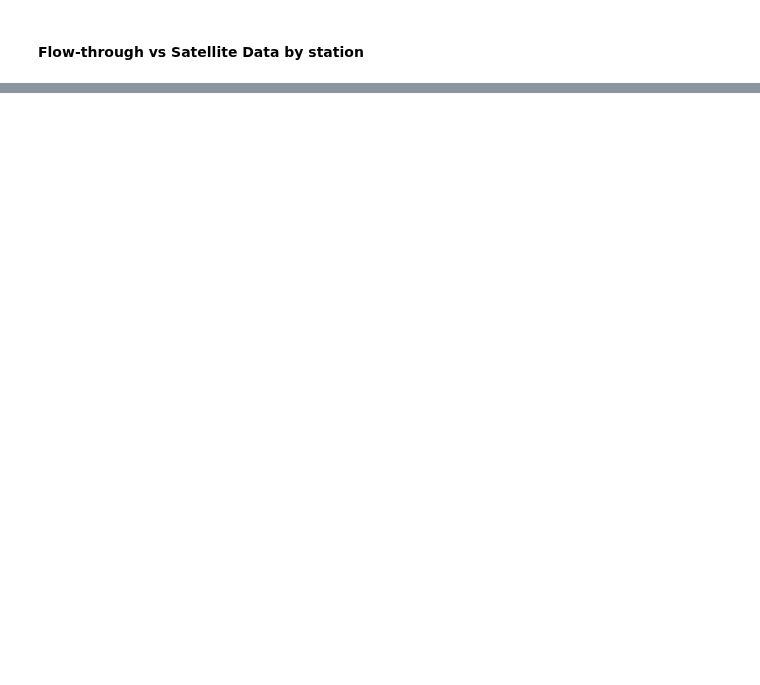
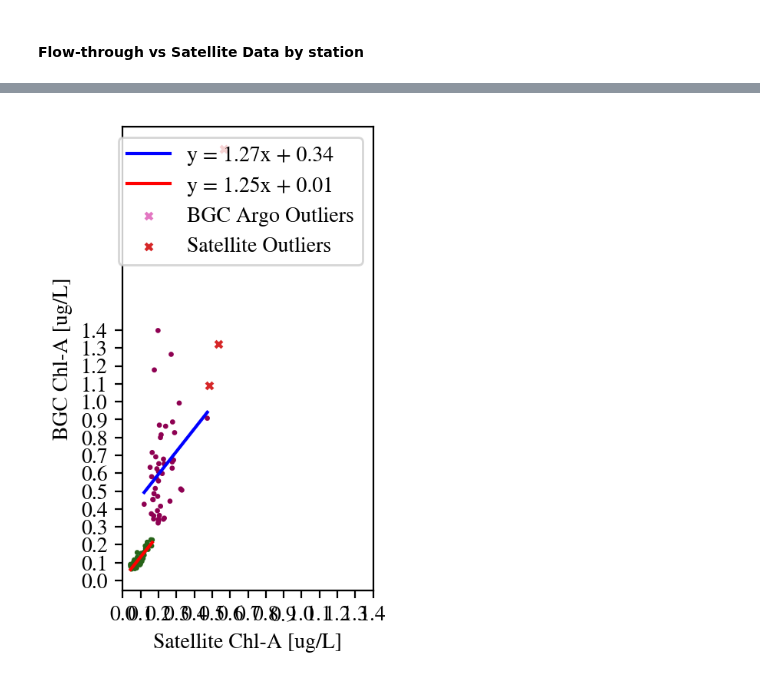
Before and after one commit to AmyPhung/chl-a-comparison, a Jupyter notebook: Revised Figures (Histograms, Satellite Comparisons).ipynb, the cells around one changed output, grey strips where cells are left out. Saved outputs shown, nothing was run; the diff lists cells and outputs as text; code cells hidden in the pictures; blank space fills up the shorter version.

```diff
--- a/Revised Figures (Histograms, Satellite Comparisons).ipynb
+++ b/Revised Figures (Histograms, Satellite Comparisons).ipynb
@@ -153,3 +151,18 @@ filtered_ft_pts = ft_pts[ft_filter & sat_filter]
+# %%
+bgc_pts = compiled_results[compiled_results["Src"]=="BGC"]
+# %%
+bgc_z_scores = scipy.stats.zscore(bgc_pts["Chl-A"])
+bgc_abs_z_scores = np.abs(bgc_z_scores)
+bgc_filter = bgc_abs_z_scores < 3
+
+bgc_sat_z_scores = scipy.stats.zscore(bgc_pts["Sat Chl-A"])
+bgc_sat_abs_z_scores = np.abs(bgc_sat_z_scores)
+bgc_sat_filter = bgc_sat_abs_z_scores < 3
+
+bgc_outliers = bgc_pts[~bgc_filter]
+bgc_sat_outliers = bgc_pts[~bgc_sat_filter]
+
+filtered_bgc_pts = bgc_pts[bgc_filter & bgc_sat_filter]
 # %% [markdown]
 ## Update Figures
 # %% [markdown]
@@ -324,0 +371,62 @@ Overall mean: -0.21922829280173992%
+# %%
+x = filtered_bgc_pts["Sat Chl-A"]
+y = filtered_bgc_pts["Chl-A"]
+X = np.array(list(zip(x,y)))
+
+# Cluster data
+gmm = GaussianMixture(n_components=2, covariance_type='full', random_state=42)
+labels = gmm.fit(X).predict(X)
+
+# Compute and plot best fit lines for cluster 0
+x0 = x[labels == 0]
+y0 = y[labels == 0]
+
+bgc_sat_line0 = BestFitLine(x0, y0)
+print("p-value 0: " + str(bgc_sat_line0.p_value))
+print("r-value 0: " + str(bgc_sat_line0.r_value))
+eq0= "y = " + str(round(bgc_sat_line0.slope,2)) + \
+      "x + " + str(round(bgc_sat_line0.intercept,2))
+
+xp = np.linspace(x0.min(), x0.max(), 100)
+plt.plot(xp, bgc_sat_line0.computeY(xp), 'b-', label=eq0)
+
+# Compute and plot best fit lines for cluster 1
+x1 = x[labels == 1]
+y1 = y[labels == 1]
+
+bgc_sat_line1 = BestFitLine(x1, y1)
+print("p-value 1: " + str(bgc_sat_line1.p_value))
+print("r-value 1: " + str(bgc_sat_line1.r_value))
+eq1 = "y = " + str(round(bgc_sat_line1.slope,2)) + \
+      "x + " + str(round(bgc_sat_line1.intercept,2))
+
+xp = np.linspace(x1.min(), x1.max(), 100)
+plt.plot(xp, bgc_sat_line1.computeY(xp), 'r-', label=eq1)
+
+
+
+# Plot Clusters
+plt.scatter(X[:, 0], X[:, 1], c=labels, s=2, cmap='PiYG', zorder=2)
+
+plt.axis("equal")
+
+plt.xlabel("Satellite Chl-A [ug/L]")
+plt.ylabel("BGC Chl-A [ug/L]")
+
+plt.scatter(bgc_outliers["Sat Chl-A"],
+            bgc_outliers["Chl-A"],
+            s=10, c="tab:pink", marker='x', label="BGC Argo Outliers")
+
+plt.scatter(bgc_sat_outliers["Sat Chl-A"],
+            bgc_sat_outliers["Chl-A"],
+            s=10, c="tab:red", marker='x', label="Satellite Outliers")
+
+major_ticks = np.arange(0, 1.5, 0.1)
+plt.xticks(major_ticks)
+plt.yticks(major_ticks)
+# plt.xlim([0,2])
+# plt.ylim([0,2])
+plt.legend()
+
+plt.gca().set_aspect('equal', adjustable='box')
+# %% [output]
@@ -324,0 +437 @@ Overall mean: -0.21922829280173992%
+[figure, added]
```
Also changed, not shown: parts of 17 cells of this notebook, 2 other files.
